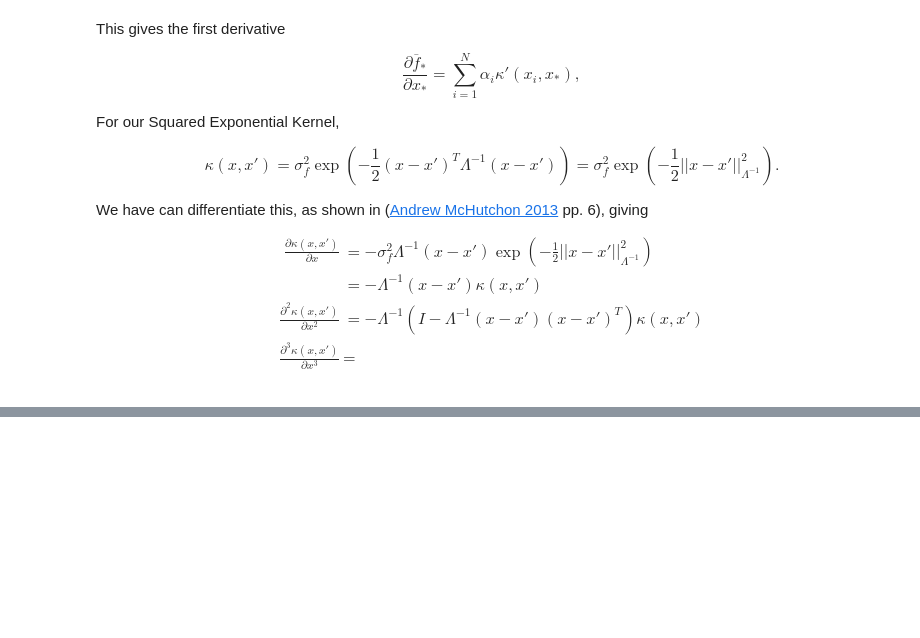
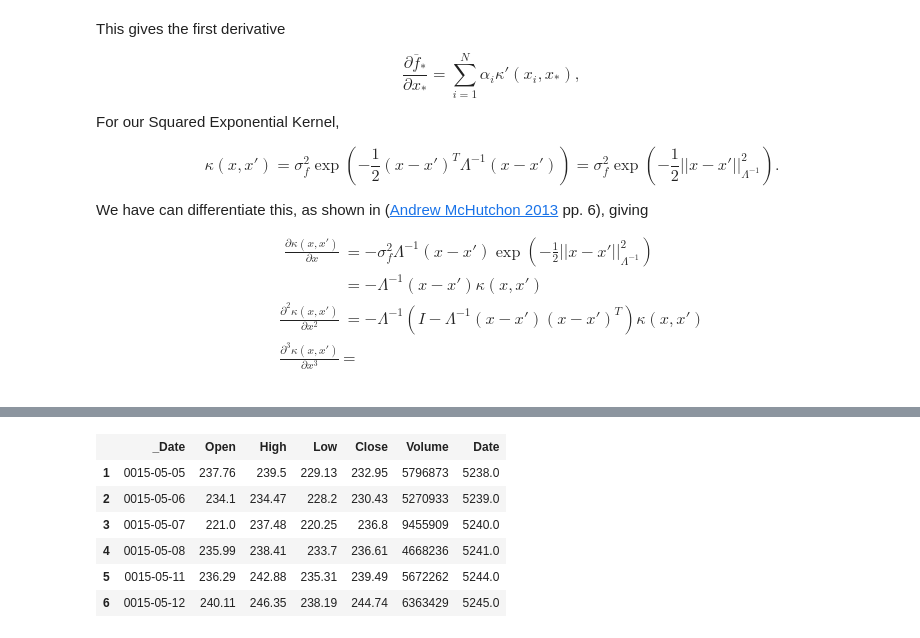
Before and after one commit to cdipaolo/inflection, a Jupyter notebook: notebooks/1.0-gp-regression.ipynb, the cells around one changed output, grey strips where cells are left out. Saved outputs shown, nothing was run; the diff lists cells and outputs as text; code cells hidden in the pictures; blank space fills up the shorter version.

```diff
--- a/notebooks/1.0-gp-regression.ipynb
+++ b/notebooks/1.0-gp-regression.ipynb
@@ -245,0 +254,18 @@ xlim(-1,15)
+# %%
+tsla_raw = readtable("../data/raw/financial/tsla.csv")
+
+tsla_raw[:_Date] = Date(tsla_raw[:_Date],"d-u-y")
+
+tsla_raw[:Date] = [Float64(datetime2rata(DateTime(date))) for date in tsla_raw[:_Date]]
+
+sort!(tsla_raw, cols=[:Date])
+
+head(tsla_raw)
+# %% [output]
+|  | _Date | Open | High | Low | Close | Volume | Date |
+| 1 | 0015-05-05 | 237.76 | 239.5 | 229.13 | 232.95 | 5796873 | 5238.0 |
+| 2 | 0015-05-06 | 234.1 | 234.47 | 228.2 | 230.43 | 5270933 | 5239.0 |
+| 3 | 0015-05-07 | 221.0 | 237.48 | 220.25 | 236.8 | 9455909 | 5240.0 |
+| 4 | 0015-05-08 | 235.99 | 238.41 | 233.7 | 236.61 | 4668236 | 5241.0 |
+| 5 | 0015-05-11 | 236.29 | 242.88 | 235.31 | 239.49 | 5672262 | 5244.0 |
+| 6 | 0015-05-12 | 240.11 | 246.35 | 238.19 | 244.74 | 6363429 | 5245.0 |
```
Also changed, not shown: parts of 8 cells of this notebook, 1 other file.
